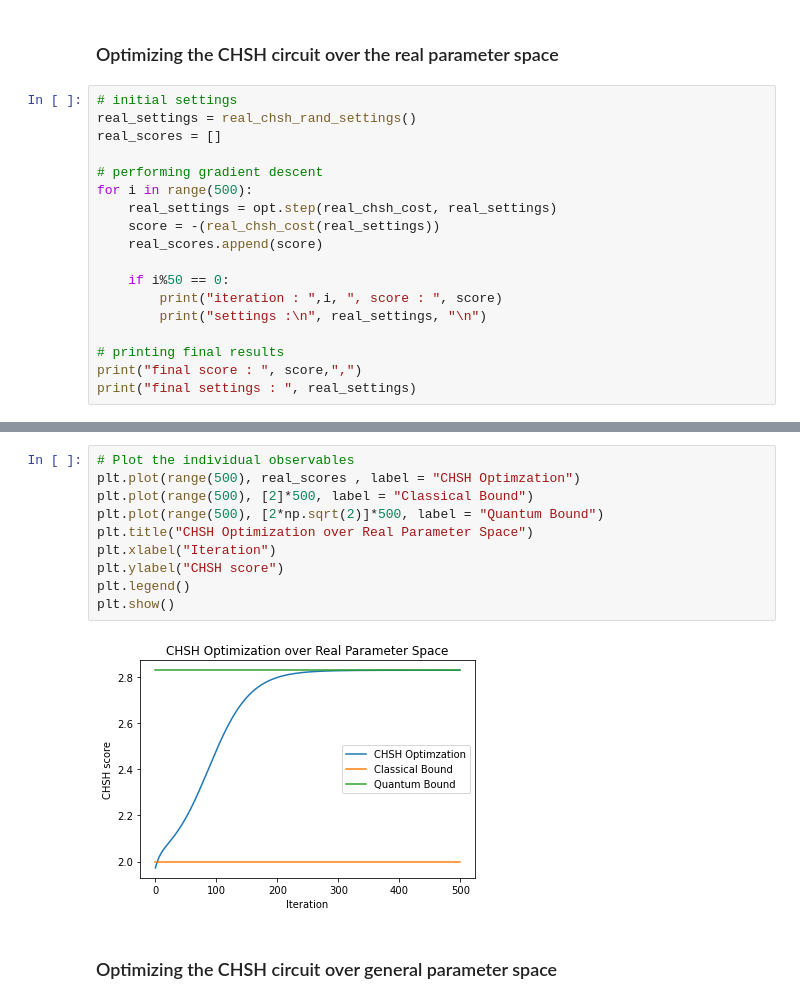
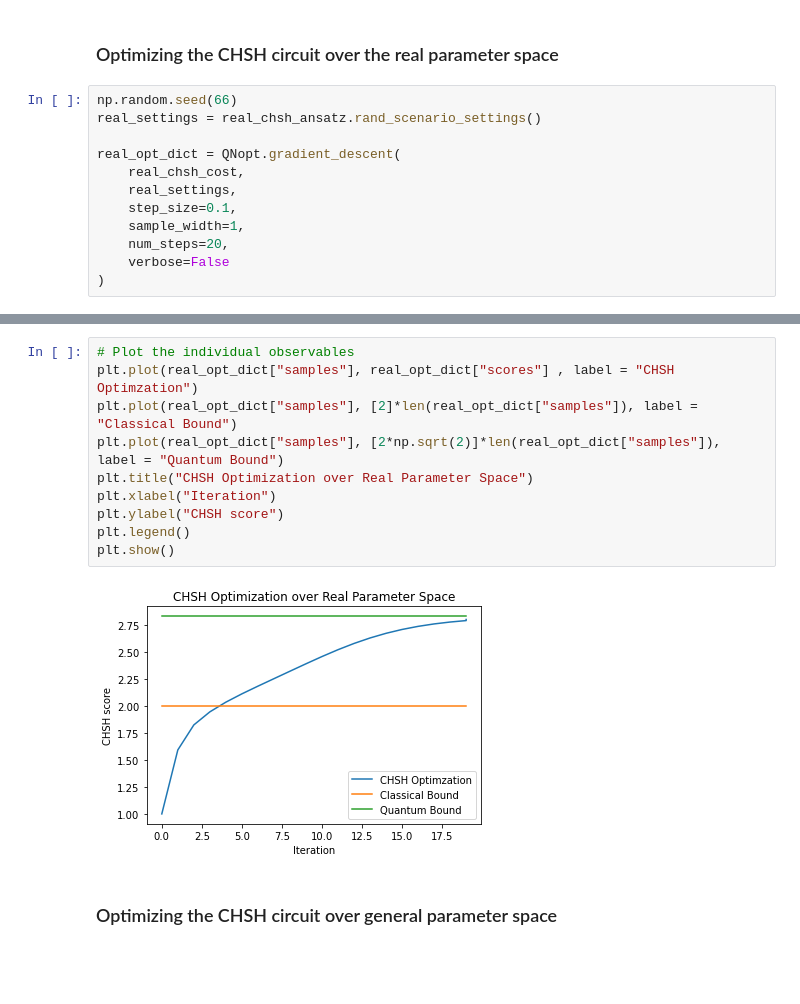
Before and after one commit to ChitambarLab/qNetVO, a Jupyter notebook: notebook/chsh_optimization.ipynb, the cells around one changed output, grey strips where cells are left out. Drawn from its saved outputs; the diff is of its cells as text; blank space fills up the shorter version.

Commit message:
updating chsh demo notebook

```diff
--- a/notebook/chsh_optimization.ipynb
+++ b/notebook/chsh_optimization.ipynb
@@ -111,20 +62,14 @@ def arbitrary_chsh_cost(arb_settings):
 # %% [markdown]
 ### Optimizing the CHSH circuit over the real parameter space
 # %%
-# initial settings
-real_settings = real_chsh_rand_settings()
-real_scores = []
+np.random.seed(66)
+real_settings = real_chsh_ansatz.rand_scenario_settings()
 
-# performing gradient descent
-for i in range(500):
-    real_settings = opt.step(real_chsh_cost, real_settings)
-    score = -(real_chsh_cost(real_settings))
-    real_scores.append(score)
-
-    if i%50 == 0:
-        print("iteration : ",i, ", score : ", score)
-        print("settings :\n", real_settings, "\n")
-
-# printing final results
-print("final score : ", score,",")
-print("final settings : ", real_settings)
+real_opt_dict = QNopt.gradient_descent(
+    real_chsh_cost,
+    real_settings,
+    step_size=0.1,
+    sample_width=1,
+    num_steps=20,
+    verbose=False
+)
@@ -149,15 +76,15 @@ final settings :  [[ 0.08669327 -1.62137126]
 # %%
 # Plot the individual observables
-plt.plot(range(500), real_scores , label = "CHSH Optimzation")
-plt.plot(range(500), [2]*500, label = "Classical Bound")
-plt.plot(range(500), [2*np.sqrt(2)]*500, label = "Quantum Bound")
+plt.plot(real_opt_dict["samples"], real_opt_dict["scores"] , label = "CHSH Optimzation")
+plt.plot(real_opt_dict["samples"], [2]*len(real_opt_dict["samples"]), label = "Classical Bound")
+plt.plot(real_opt_dict["samples"], [2*np.sqrt(2)]*len(real_opt_dict["samples"]), label = "Quantum Bound")
 plt.title("CHSH Optimization over Real Parameter Space")
 plt.xlabel("Iteration")
 plt.ylabel("CHSH score")
 plt.legend()
 plt.show()
 # %% [output]
-[figure, old version]
+[figure, new version]
 # %% [markdown]
 ### Optimizing the CHSH circuit over general parameter space
 # %%
```
Also changed, not shown: parts of 10 cells of this notebook.
